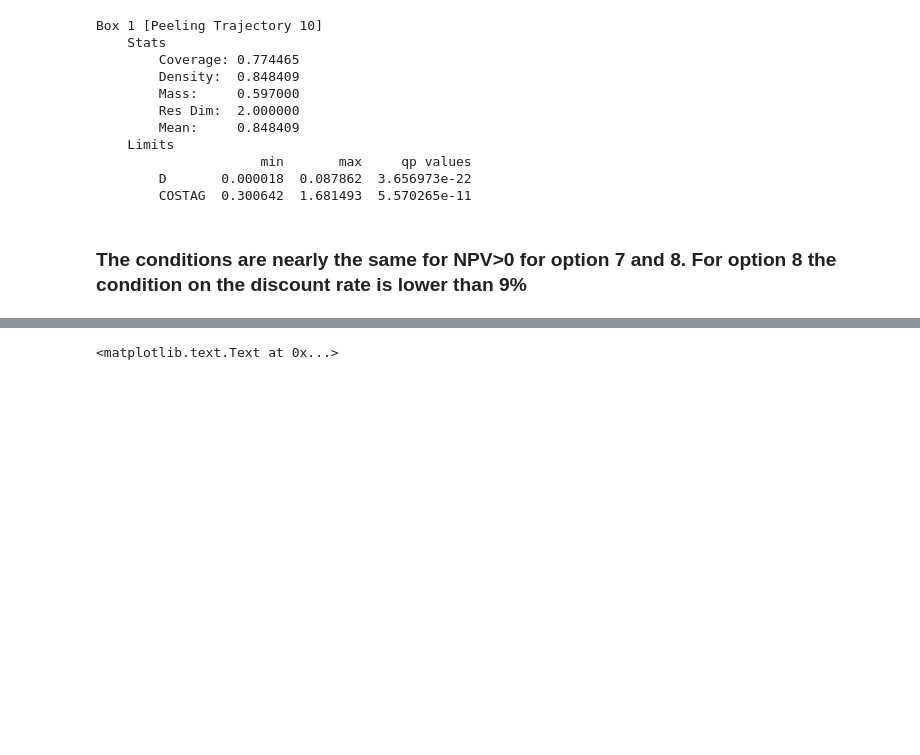
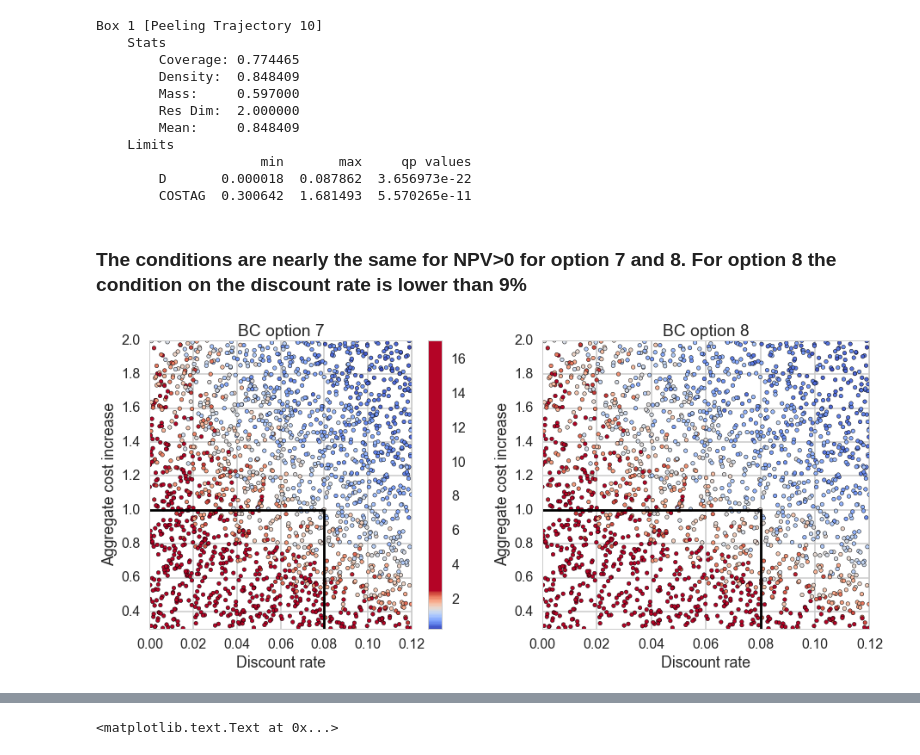
Before and after one commit to julierozenberg/excel_model_Tijen, a Jupyter notebook: scenario discovery 2.ipynb, the cells around one changed output, grey strips where cells are left out. Cells and saved outputs as stored; diff of their text form; code cells hidden in the pictures; blank space fills up the shorter version.

```diff
--- a/scenario discovery 2.ipynb
+++ b/scenario discovery 2.ipynb
@@ -116,0 +145,28 @@ b = pd.concat([inputs,outputs],axis=1)
+# %%
+fig = plt.figure(figsize=(15,6))
+plt.subplot(121)
+sc = plt.scatter(inputs[inputs.policy=="option 7"].D,inputs[inputs.policy=="option 7"].COSTAG,c=outputs[inputs.policy=="option 7"].BC,cmap=shrunk_cmap2)
+plt.axis('tight')
+plt.colorbar(sc)
+plt.xlabel("Discount rate")
+plt.ylabel("Aggregate cost increase")
+plt.title("BC option 7")
+plt.plot([0,0.08],[1,1],color="black")
+plt.plot([0.08,0.08],[0,1],color="black")
+plt.xlim([0,0.12])
+plt.ylim([0.3,2])
+
+plt.subplot(122)
+sc = plt.scatter(inputs[inputs.policy=="option 8"].D,inputs[inputs.policy=="option 8"].COSTAG,c=outputs[inputs.policy=="option 8"].BC,cmap=shrunk_cmap2)
+plt.plot([0,0.08],[1,1],color="black")
+plt.plot([0.08,0.08],[0,1],color="black")
+plt.axis('tight')
+plt.xlabel("Discount rate")
+plt.ylabel("Aggregate cost increase")
+plt.title("BC option 8")
+plt.xlim([0,0.12])
+plt.ylim([0.3,2])
+
+plt.savefig("cost-benefit ratio 2 options.png",bbox_inches="tight")
+# %% [output]
+[figure, added]
```
Also changed, not shown: parts of 6 cells of this notebook, 1 other file.
